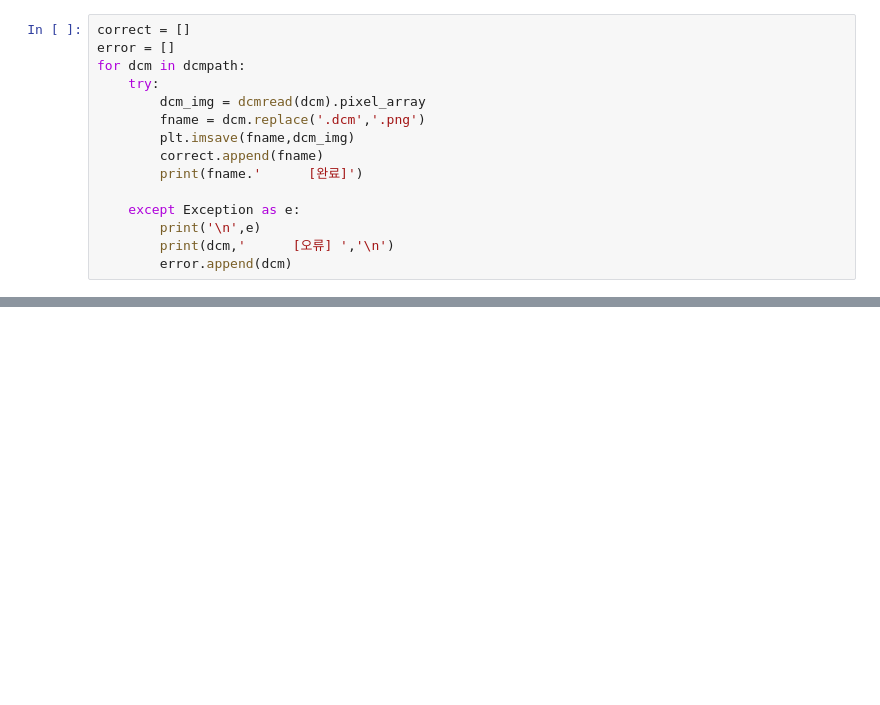
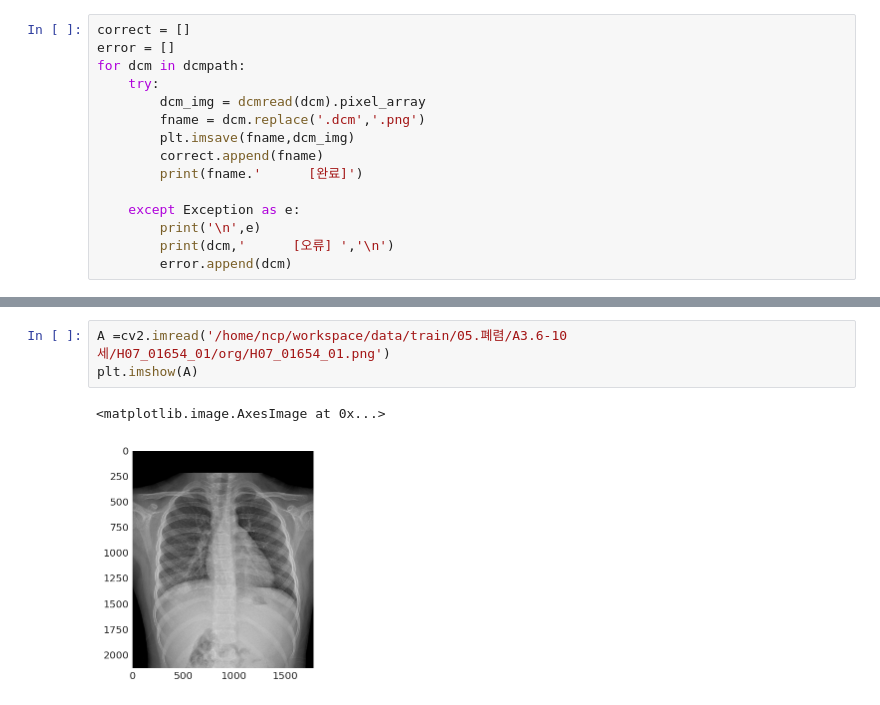
Before and after one commit to Pleasant-riot/Lung-Disease-Detection, a Jupyter notebook: [PREP]dcm2png.ipynb, the cells around one changed output, grey strips where cells are left out. Saved outputs shown, nothing was run; the diff lists cells and outputs as text; blank space fills up the shorter version.

```diff
--- a/[PREP]dcm2png.ipynb
+++ b/[PREP]dcm2png.ipynb
@@ -82,0 +93,6 @@ for dcm in dcmpath:
+# %%
+A =cv2.imread('/home/ncp/workspace/data/train/05.폐렴/A3.6-10세/H07_01654_01/org/H07_01654_01.png')
+plt.imshow(A)
+# %% [output]
+<matplotlib.image.AxesImage at 0x...>
+[figure, added]
```
Also changed, not shown: parts of 2 cells of this notebook, 8 other files.
